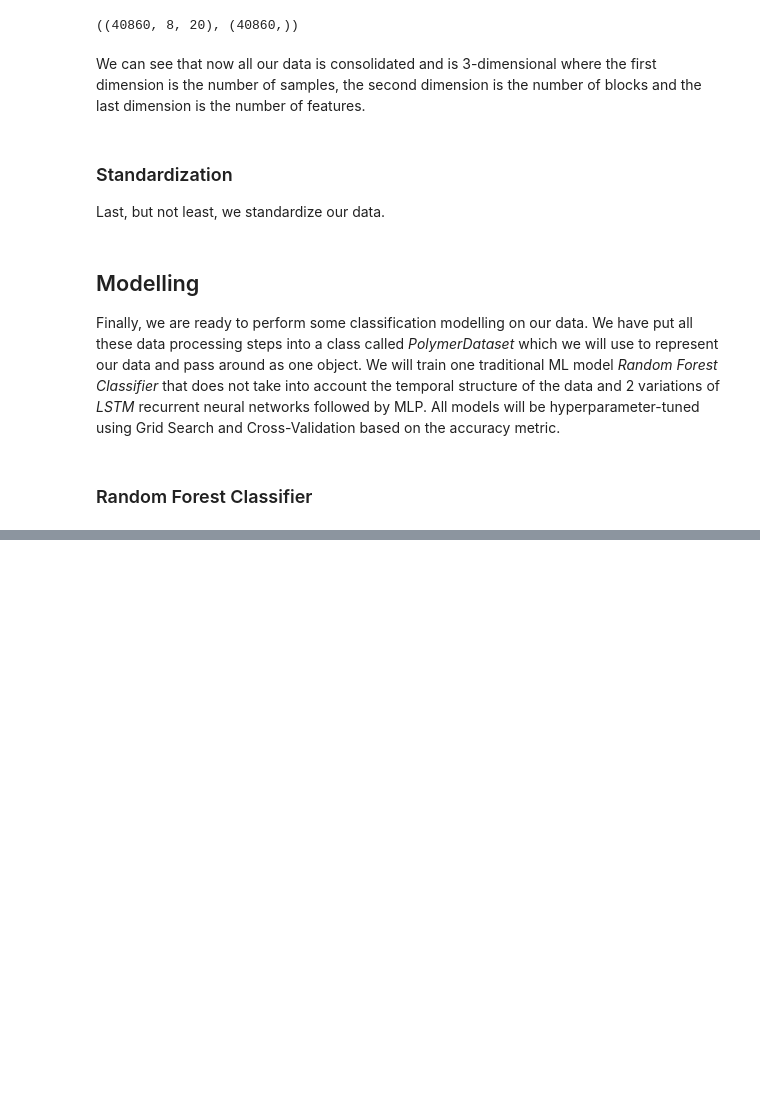
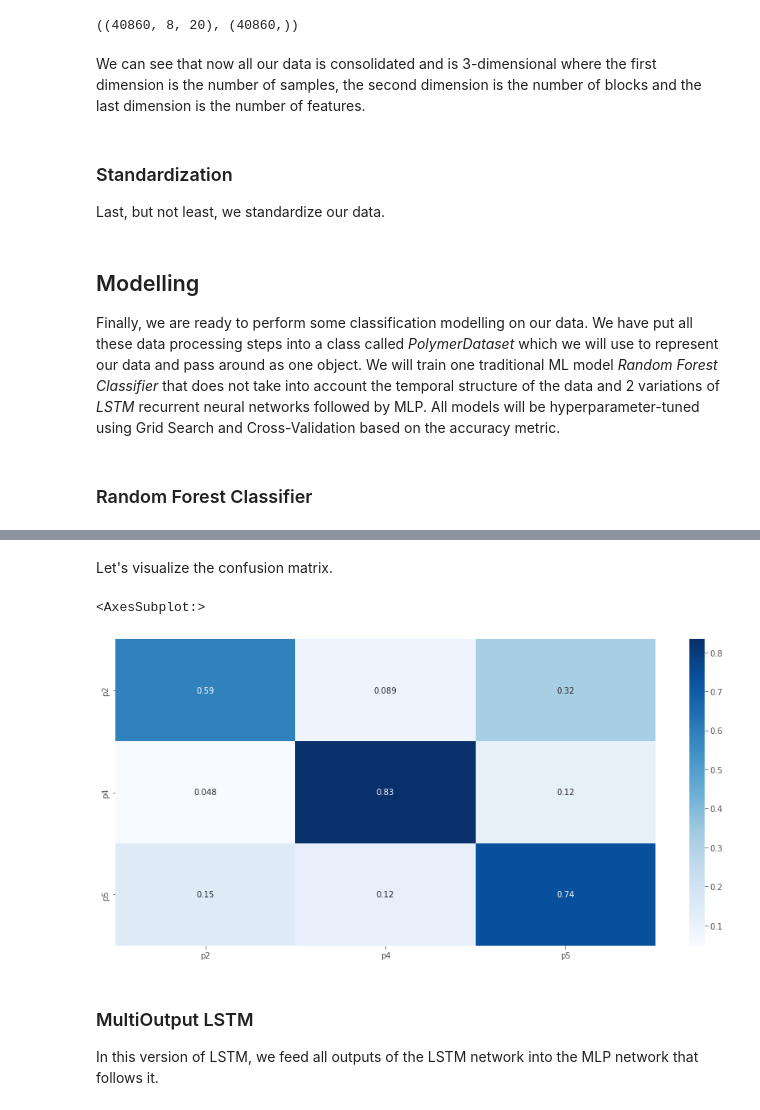
Before and after one commit to HaroldBenoit/ml4science-polymers, a Jupyter notebook: multi-class/polymers-245.ipynb, the cells around one changed output, grey strips where cells are left out. Saved outputs shown, nothing was run; the diff lists cells and outputs as text; code cells hidden in the pictures; blank space fills up the shorter version.

Commit message:
add final multi-class results and cleanup

```diff
--- a/polymers-245.ipynb
+++ b/multi-class/polymers-245.ipynb
@@ -235,5 +235,17 @@ data = pipeline.standardize(data)
 # %% [markdown]
 ## Modelling
 Finally, we are ready to perform some classification modelling on our data. We have put all these data processing steps into a class called *PolymerDataset* which we will use to represent our data and pass around as one object. We will train one traditional ML model *Random Forest Classifier* that does not take into account the temporal structure of the data and 2 variations of *LSTM* recurrent neural networks followed by MLP. All models will be hyperparameter-tuned using Grid Search and Cross-Validation based on the accuracy metric.
+# %%
+# Let's define a common transform function which saves and loads data from a path to avoid cost of duplicate processing
+import os
+
+def transform_data(data_paths, num_blocks=8, extrema_th=4, by_quantile=False, *args, **kwargs):
+    dataset_path = f"data/AA245_b{num_blocks}_e{extrema_th}_q{by_quantile}"
+    pipeline = AABB245_Pipeline(num_blocks=num_blocks, extrema_th=extrema_th, by_quantile=by_quantile)
+    if os.path.exists(f'{dataset_path}_data.pt'):
+        dataset = PolymerDataset(data_paths, pipeline, load_path=dataset_path)
+    else:
+        dataset = PolymerDataset(data_paths, pipeline, save_path=dataset_path)
+    return dataset
 # %% [markdown]
 ### Random Forest Classifier
@@ -288,0 +303,19 @@ params, metrics
+# %%
+def build_model(dataset, *args, **kwargs):
+    return VanillaLSTM(input_dim=dataset.num_features, output_dim=dataset.num_classes)
+
+data_paths = ['data/AA66266AA.npy', 'data/AA66466AA.npy', 'data/AA66566AA.npy']
+param_grid = {
+    'num_blocks': [3, 6, 16, 64],
+    'extrema_th': [0, 10],
+    'by_quantile': [False, True],
+    'lr_rate': [0.001, 0.01],
+    'verbose': 0,
+    'log': False
+}
+
+vanilla_params, vanilla_metrics = grid_search_cv(data_paths=data_paths, param_grid=param_grid,
+                                 model_fn=build_model, train_fn=train, test_fn=test,
+                                 transform_fn=transform_data, k_fold=4)
+
+vanilla_params, vanilla_metrics
@@ -288,0 +338,8 @@ params, metrics
+# %%
+data_paths = ['data/AA66266AA.npy', 'data/AA66466AA.npy', 'data/AA66566AA.npy']
+pipeline = AABB245_Pipeline(num_blocks=vanilla_params['num_blocks'], extrema_th=vanilla_params['extrema_th'],
+                            by_quantile=vanilla_params['by_quantile'])
+dataset = PolymerDataset(data_paths, pipeline)
+model = VanillaLSTM(input_dim=dataset.num_features, output_dim=dataset.num_classes)
+train_dataset, test_dataset = train_test_split(dataset)
+vanilla_model, vanilla_metrics = train(train_dataset, model, test_dataset, num_epochs=200, lr_rate=vanilla_params['lr_rate'], verbose=1, log=False)
@@ -288,0 +369,10 @@ params, metrics
+# %% [markdown]
+Let's visualize the confusion matrix.
+# %%
+sns.heatmap(vanilla_metrics['confusion_matrix'], annot=True, fmt='.2', xticklabels=["p2", "p4", "p5"], yticklabels=["p2", "p4", "p5"], cmap='Blues')
+# %% [output]
+<AxesSubplot:>
+[figure, added]
+# %% [markdown]
+### MultiOutput LSTM
+In this version of LSTM, we feed all outputs of the LSTM network into the MLP network that follows it.
```
Also changed, not shown: parts of 27 cells of this notebook, 8 other files.
